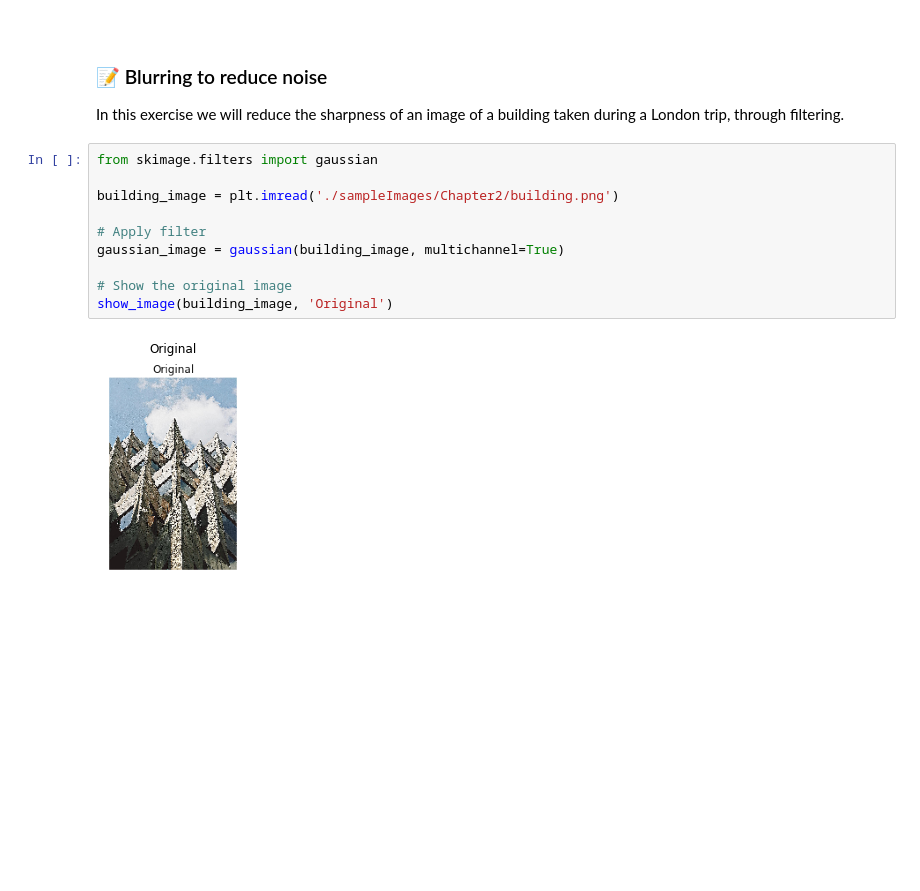
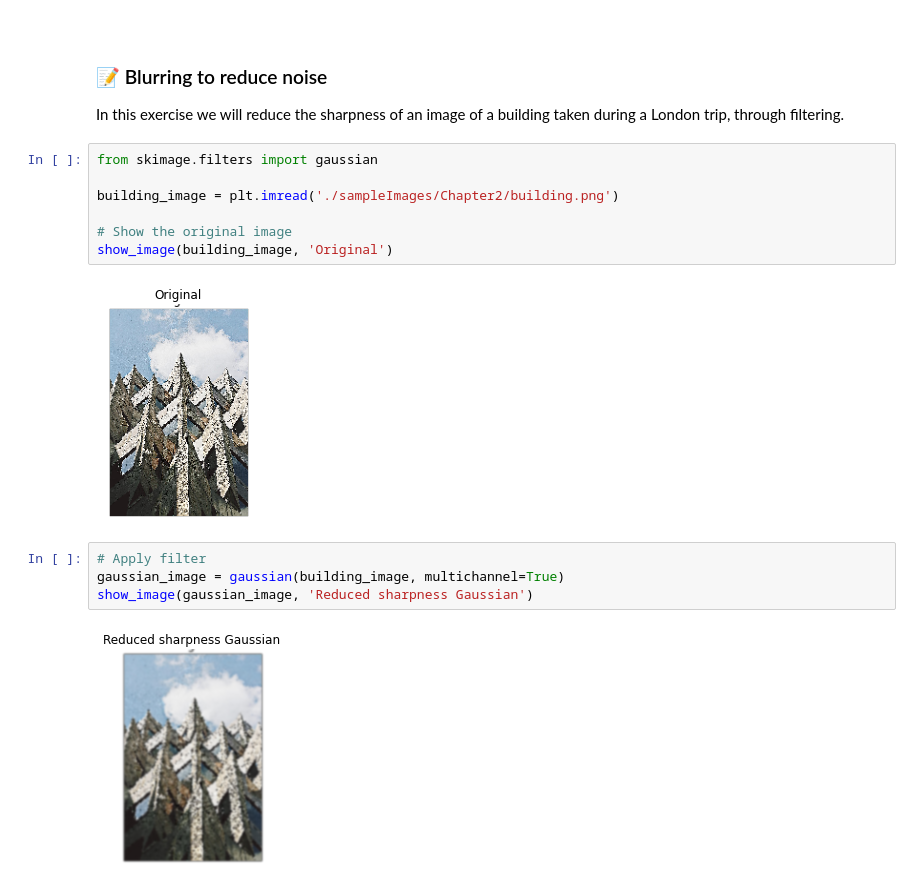
Before and after one commit to MizanurRahmann/Image-Processing-In-Python, a Jupyter notebook: chapter-2 [ Filters, Contrast, Transformation and Morphology ].ipynb, the cells around one changed output. Drawn from its saved outputs; the diff is of its cells as text; blank space fills up the shorter version.

```diff
--- a/chapter-2 [ Filters, Contrast, Transformation and Morphology ].ipynb
+++ b/chapter-2 [ Filters, Contrast, Transformation and Morphology ].ipynb
@@ -119,10 +119,13 @@ from skimage.filters import gaussian
 
 building_image = plt.imread('./sampleImages/Chapter2/building.png')
 
-# Apply filter
-gaussian_image = gaussian(building_image, multichannel=True)
-
 # Show the original image
 show_image(building_image, 'Original')
 # %% [output]
-[figure, old version]
+[figure, new version]
+# %%
+# Apply filter
+gaussian_image = gaussian(building_image, multichannel=True)
+show_image(gaussian_image, 'Reduced sharpness Gaussian')
+# %% [output]
+[figure, added]
```
Also changed, not shown: parts of 3 cells of this notebook, 5 other files.
